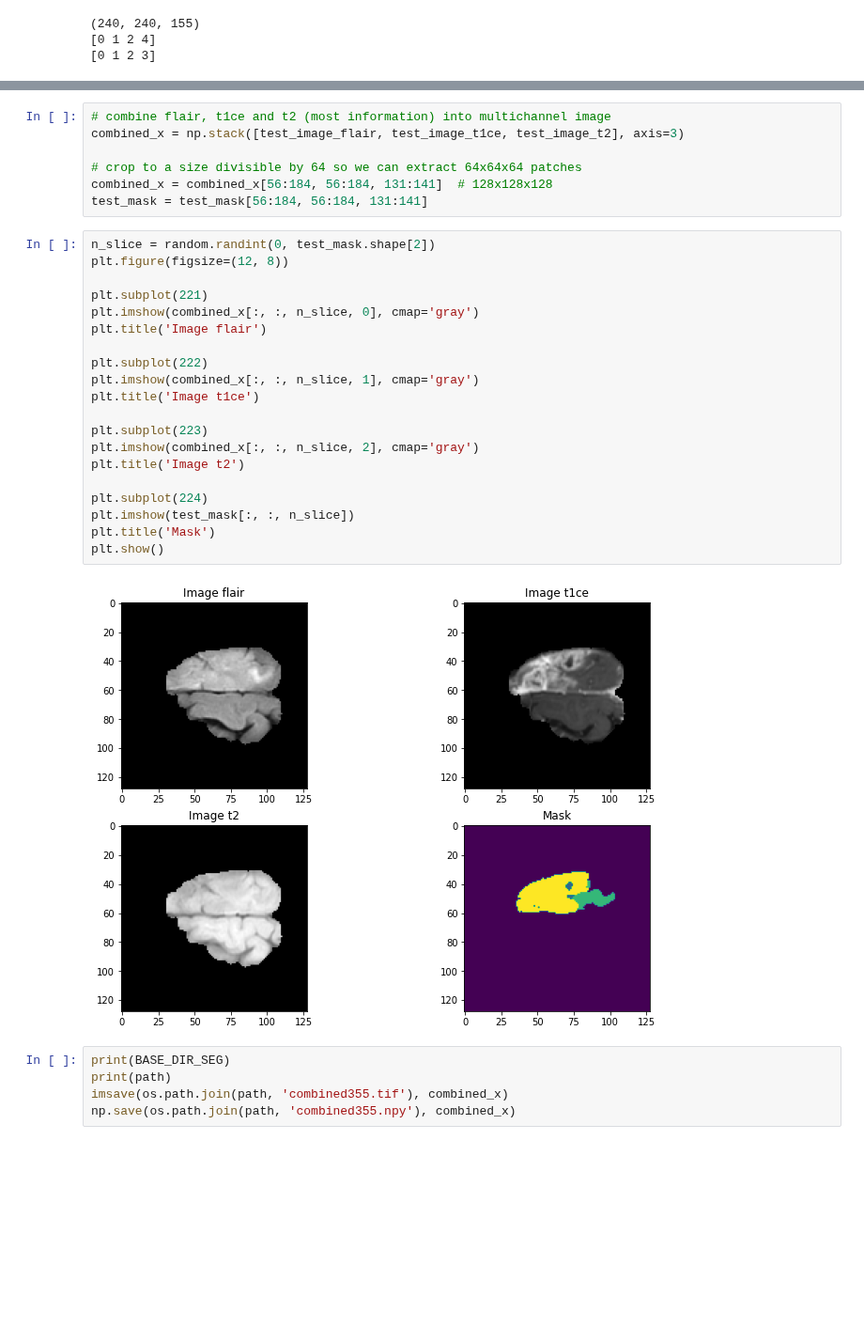
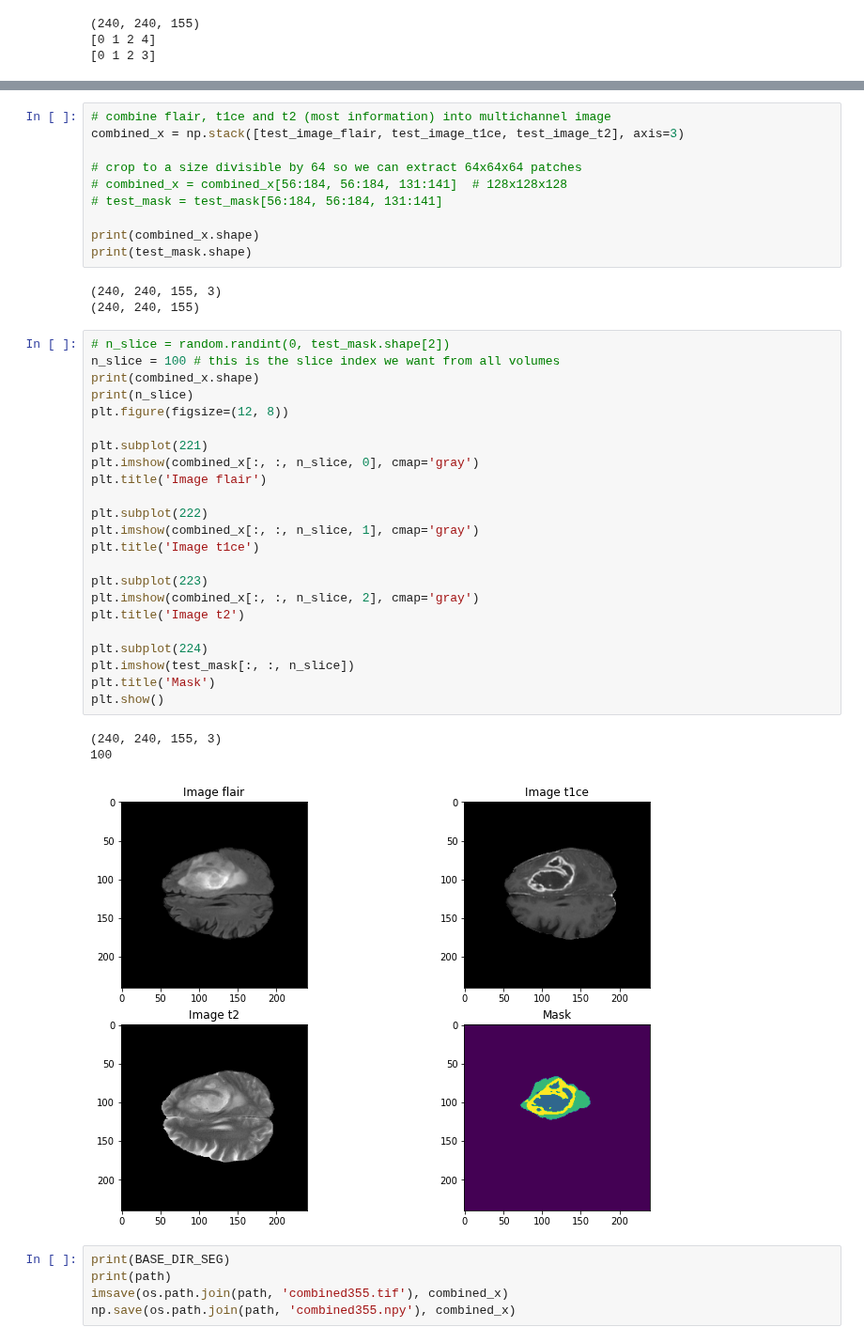
Before and after one commit to pAplakidis/AML_project, a Jupyter notebook: segmentation/data_tests.ipynb, the cells around one changed output, grey strips where cells are left out. Shown at 94% size. Drawn from its saved outputs; the diff is of its cells as text; blank space fills up the shorter version.

```diff
--- a/segmentation/data_tests.ipynb
+++ b/segmentation/data_tests.ipynb
@@ -110,30 +114,41 @@ Text(0.5, 1.0, 'Image seg')
 combined_x = np.stack([test_image_flair, test_image_t1ce, test_image_t2], axis=3)
 
 # crop to a size divisible by 64 so we can extract 64x64x64 patches
-combined_x = combined_x[56:184, 56:184, 131:141]  # 128x128x128
-test_mask = test_mask[56:184, 56:184, 131:141]
+# combined_x = combined_x[56:184, 56:184, 131:141]  # 128x128x128
+# test_mask = test_mask[56:184, 56:184, 131:141]
+
+print(combined_x.shape)
+print(test_mask.shape)
+# %% [output]
+(240, 240, 155, 3)
+(240, 240, 155)
 # %%
-n_slice = random.randint(0, test_mask.shape[2])
+# n_slice = random.randint(0, test_mask.shape[2])
+n_slice = 100 # this is the slice index we want from all volumes
+print(combined_x.shape)
+print(n_slice)
 plt.figure(figsize=(12, 8))
 
 plt.subplot(221)
 plt.imshow(combined_x[:, :, n_slice, 0], cmap='gray')
 plt.title('Image flair')
 
 plt.subplot(222)
 plt.imshow(combined_x[:, :, n_slice, 1], cmap='gray')
 plt.title('Image t1ce')
 
 plt.subplot(223)
 plt.imshow(combined_x[:, :, n_slice, 2], cmap='gray')
 plt.title('Image t2')
 
 plt.subplot(224)
 plt.imshow(test_mask[:, :, n_slice])
 plt.title('Mask')
 plt.show()
 # %% [output]
+(240, 240, 155, 3)
+100
-[figure, old version]
+[figure, new version]
 # %%
 print(BASE_DIR_SEG)
 print(path)
```
Also changed, not shown: parts of 5 cells of this notebook, 5 other files.
